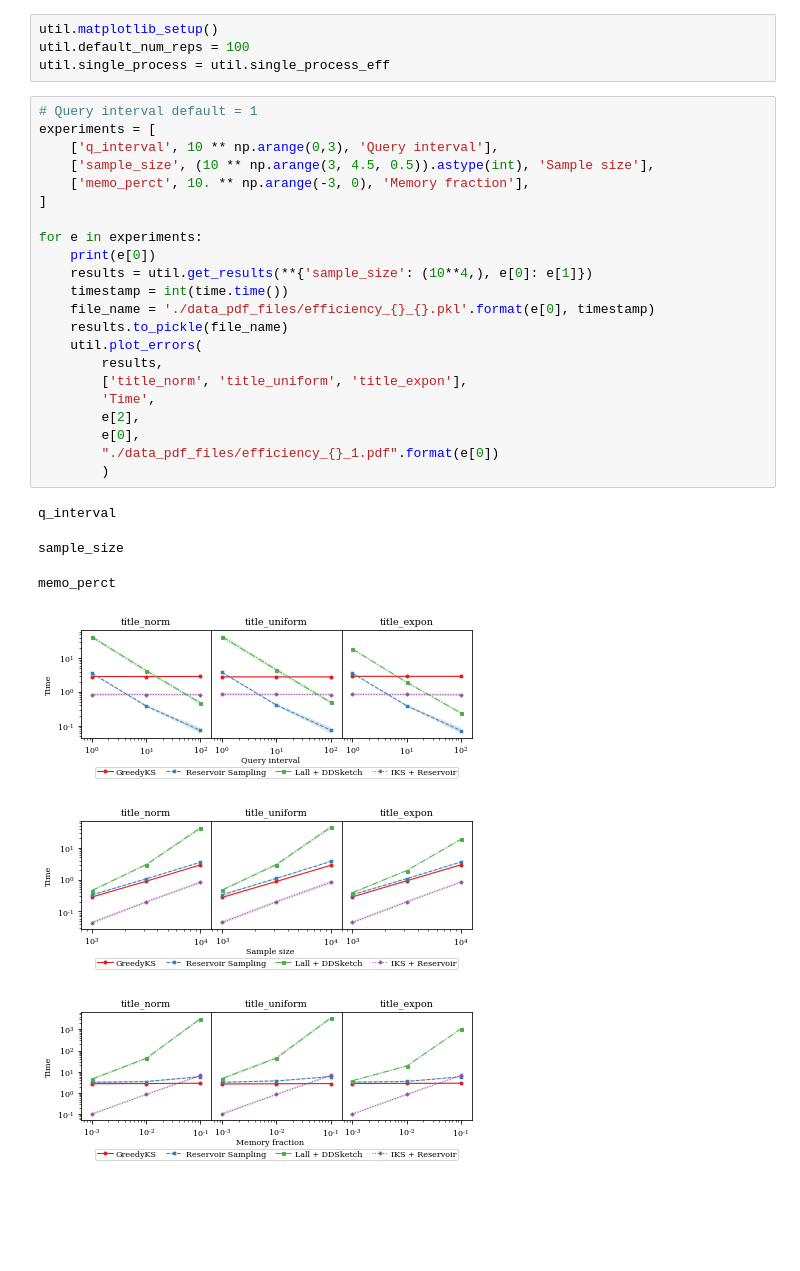
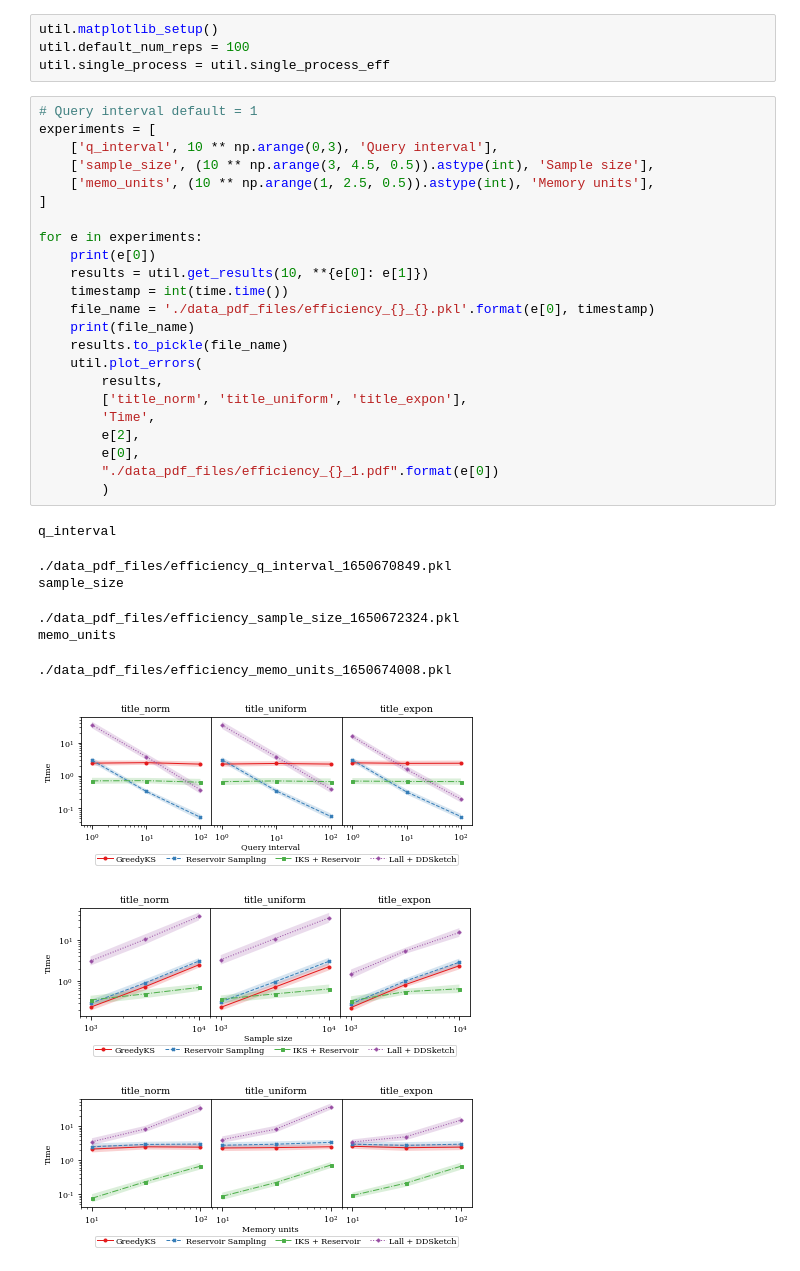
Before and after one commit to moretoknow/greedyks_experiments, a Jupyter notebook: efficiency.ipynb, the cells around one changed output. Saved outputs shown, nothing was run; the diff lists cells and outputs as text; blank space fills up the shorter version.

```diff
--- a/efficiency.ipynb
+++ b/efficiency.ipynb
@@ -9,29 +9,33 @@ util.single_process = util.single_process_eff
 # %%
 # Query interval default = 1
 experiments = [
     ['q_interval', 10 ** np.arange(0,3), 'Query interval'],
     ['sample_size', (10 ** np.arange(3, 4.5, 0.5)).astype(int), 'Sample size'],
-    ['memo_perct', 10. ** np.arange(-3, 0), 'Memory fraction'],
+    ['memo_units', (10 ** np.arange(1, 2.5, 0.5)).astype(int), 'Memory units'],
 ]
 
 for e in experiments:
     print(e[0])
-    results = util.get_results(**{'sample_size': (10**4,), e[0]: e[1]})
+    results = util.get_results(10, **{e[0]: e[1]})
     timestamp = int(time.time())
     file_name = './data_pdf_files/efficiency_{}_{}.pkl'.format(e[0], timestamp)
+    print(file_name)
     results.to_pickle(file_name)
     util.plot_errors(
         results,
         ['title_norm', 'title_uniform', 'title_expon'],
         'Time',
         e[2],
         e[0],
         "./data_pdf_files/efficiency_{}_1.pdf".format(e[0])
         )
 # %% [output]
 q_interval
+./data_pdf_files/efficiency_q_interval_1650670849.pkl
 sample_size
-memo_perct
+./data_pdf_files/efficiency_sample_size_1650672324.pkl
+memo_units
+./data_pdf_files/efficiency_memo_units_1650674008.pkl
-[figure, old version]
+[figure, new version]
-[figure, old version]
+[figure, new version]
-[figure, old version]
+[figure, new version]
```
Also changed, not shown: parts of 3 cells of this notebook.
